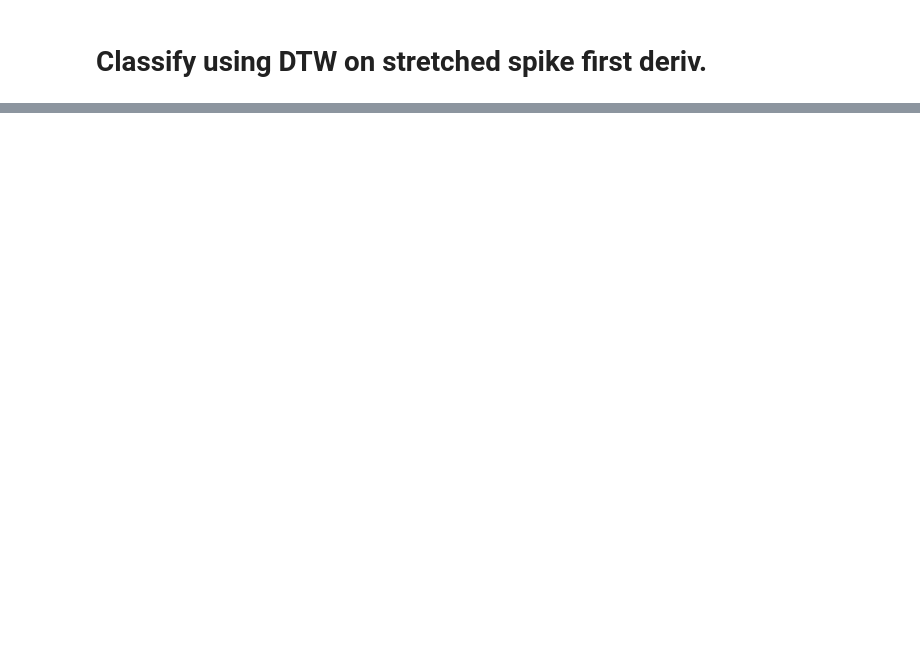
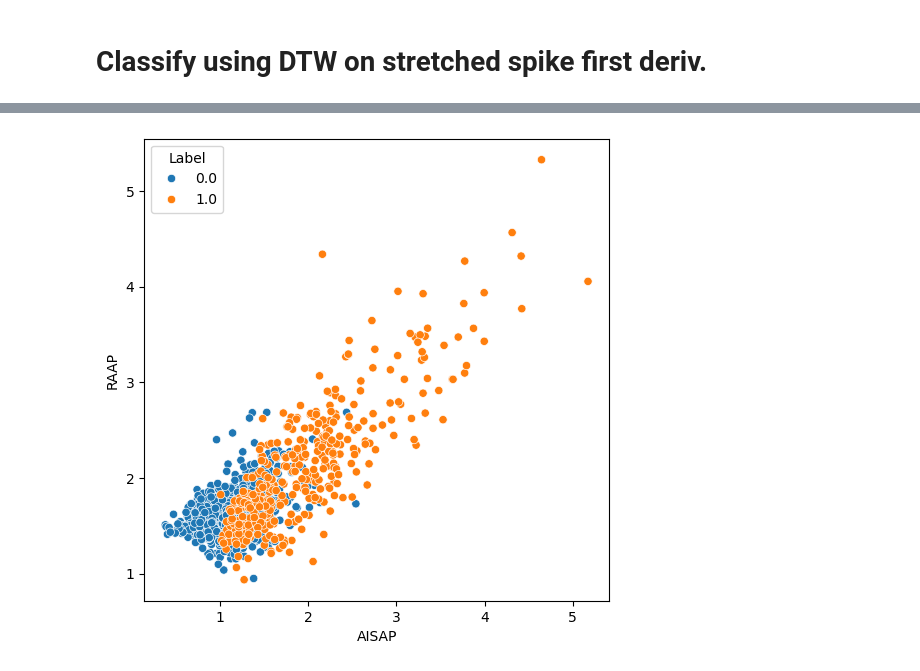
Before and after one commit to sborde/raap, a Jupyter notebook: dtw_classifier/Classify using DTW on stretched spike first deriv.ipynb, the cells around one changed output, grey strips where cells are left out. Cells and saved outputs as stored; diff of their text form; code cells hidden in the pictures; blank space fills up the shorter version.

```diff
--- a/dtw_classifier/Classify using DTW on stretched spike first deriv.ipynb
+++ b/dtw_classifier/Classify using DTW on stretched spike first deriv.ipynb
@@ -185,11 +247,13 @@ mean_dist_df['pref'] = (
 # %%
 import seaborn as sns
 fig, ax = plt.subplots(figsize=(6, 6))
 sns.scatterplot(
     data=mean_dist_df,
-    x='id',
-    y='pref',
+    x='AISAP',
+    y='RAAP',
     hue='Label',
     ax=ax
 )
 plt.show()
+# %% [output]
+[figure, added]
```
Also changed, not shown: parts of 7 cells of this notebook.
